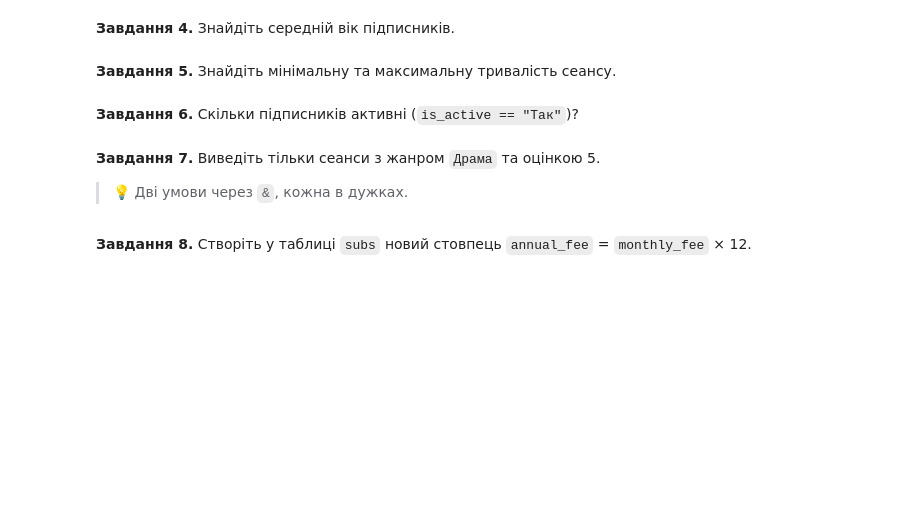
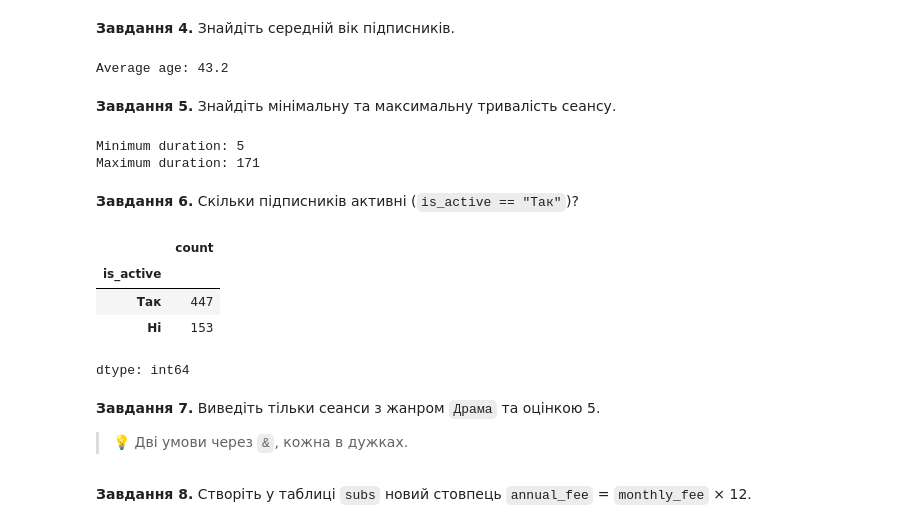
Before and after one commit to NatalieAleksandrova2026/DTA_2026, a Jupyter notebook: Homework/pandas_viz_practice.ipynb, the cells around one changed output. Cells and saved outputs as stored; diff of their text form; code cells hidden in the pictures; blank space fills up the shorter version.

```diff
--- a/Homework/pandas_viz_practice.ipynb
+++ b/Homework/pandas_viz_practice.ipynb
@@ -103,2 +141,9 @@ subs.head()
+# %%
+# Завдання 4:
+avg_age = subs['age'].mean()
+avg_age
+print(f'Average age: {avg_age:.1f}')
+# %% [output]
+Average age: 43.2
 # %% [markdown]
 **Завдання 5.** Знайдіть мінімальну та максимальну тривалість сеансу.
@@ -107,7 +150,27 @@ subs.head()
+# %%
+# Завдання 5:
+min_sess = sess['duration_min'].min()
+min_sess
+print(f'Minimum duration: {min_sess}')
+
+max_sess = sess['duration_min'].max()
+max_sess
+print(f'Maximum duration: {max_sess}')
+# %% [output]
+Minimum duration: 5
+Maximum duration: 171
 # %% [markdown]
 **Завдання 6.** Скільки підписників активні (`is_active == "Так"`)?
 # %%
 # Завдання 6:
+act_subs = subs['is_active'].value_counts()
+act_subs
+# %% [output]
+|  | count |
+| is_active |  |
+| Так | 447 |
+| Ні | 153 |
+dtype: int64
 # %% [markdown]
 **Завдання 7.** Виведіть тільки сеанси з жанром `Драма` та оцінкою 5.
 
```
Also changed, not shown: parts of 7 cells of this notebook.
